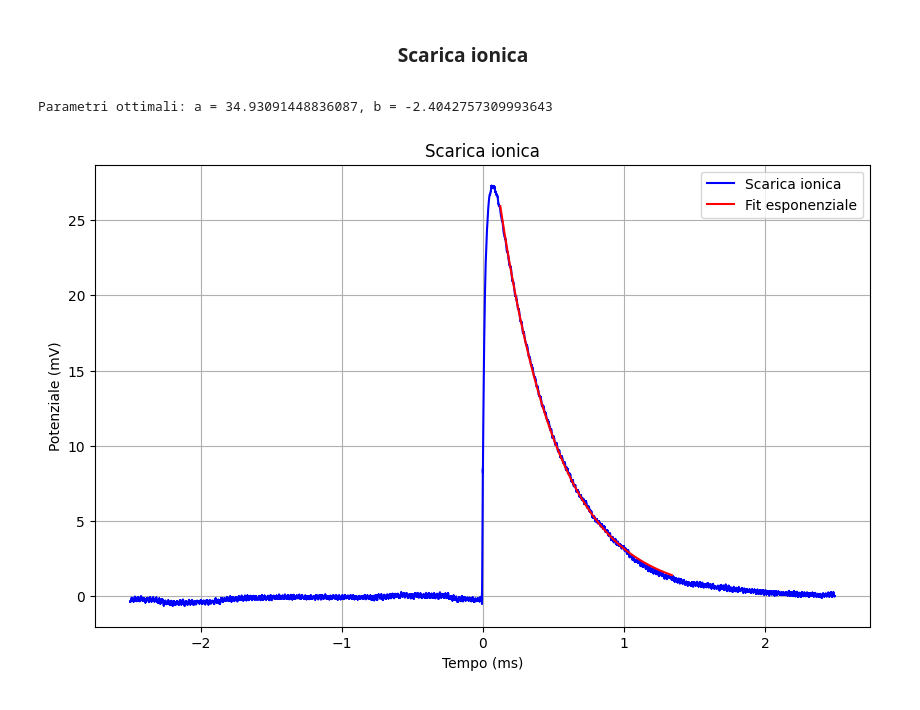
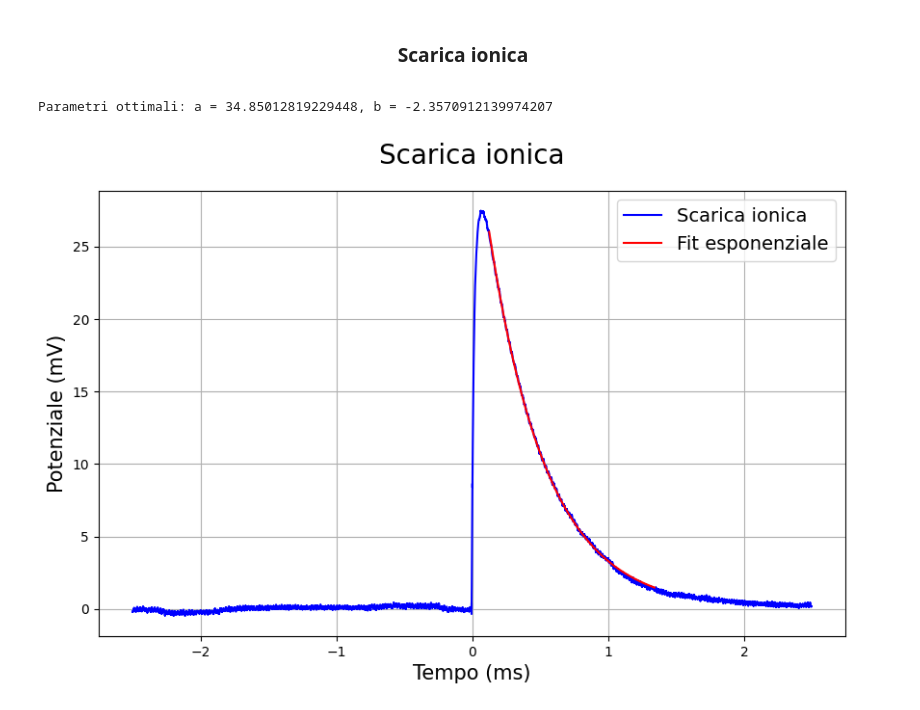
Before and after one commit to Negrini085/LaboPlasmi, a Jupyter notebook: Esperienze/Esperienza 0/esp0.ipynb, the cells around one changed output. Cells and saved outputs as stored; diff of their text form; code cells hidden in the pictures.

```diff
--- a/Esperienze/Esperienza 0/esp0.ipynb
+++ b/Esperienze/Esperienza 0/esp0.ipynb
@@ -308,6 +348,9 @@ data = pd.read_csv(filename, delim_whitespace=True, skiprows=3, header=None)
 t = data[0].astype(float)
 v = data[1].astype(float)
 
+v_off = np.mean(v[:30000])
+v = v - v_off
+
 v_smooth = moving_av(v, window_size = 100)
 t = t[:len(v_smooth)]
 # %%
@@ -321,18 +364,18 @@ print(f"Parametri ottimali: a = {a}, b = {b}")
 
 v_fit = exp_func(t_fit, a, b)
 # %% [output]
-Parametri ottimali: a = 34.93091448836087, b = -2.4042757309993643
+Parametri ottimali: a = 34.85012819229448, b = -2.3570912139974207
 # %%
 fig = plt.figure(figsize=(10, 6))
 
 plt.plot(t, v_smooth, 'b-', label = 'Scarica ionica')
 plt.plot(t_fit, v_fit, 'r-', label='Fit esponenziale')
-plt.xlabel('Tempo (ms)')
-plt.ylabel('Potenziale (mV)')
-plt.title('Scarica ionica')
+plt.xlabel('Tempo (ms)', fontsize = 15)
+plt.ylabel('Potenziale (mV)', fontsize = 15)
+plt.title('Scarica ionica', fontsize = 20 ,pad = 20)
 plt.grid(True)
-plt.legend()
+plt.legend(fontsize = 14)
 plt.show()
 # %% [output]
-[figure, old version]
+[figure, new version]
 # %%
```
Also changed, not shown: parts of 11 cells of this notebook.
